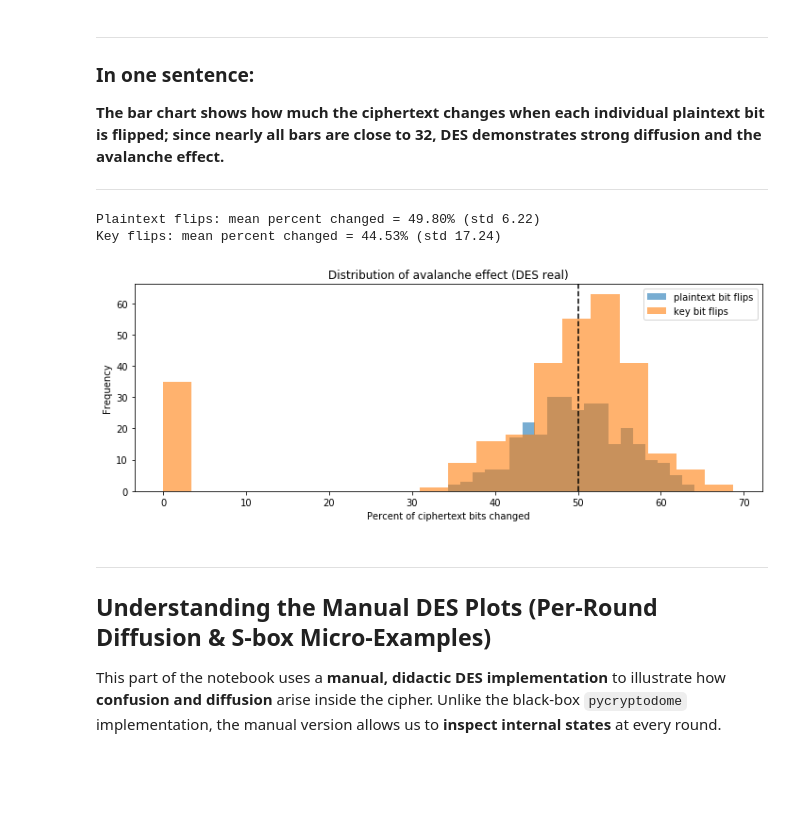
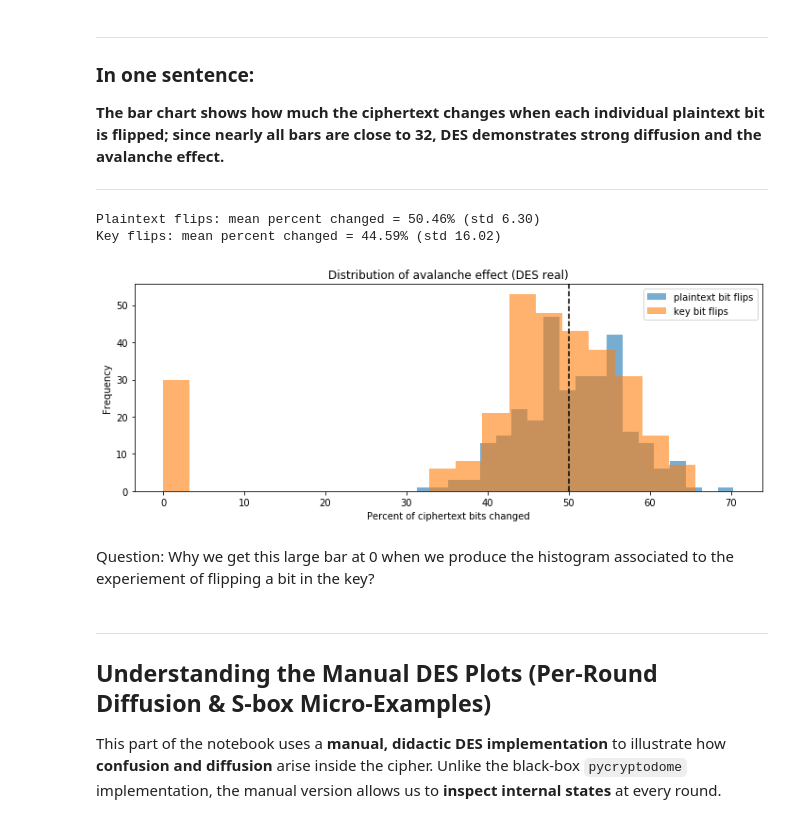
Before and after one commit to JMALMIRA/cryptography, a Jupyter notebook: Practice_3_DES_Demonstrating_Confusion_and_Diffusion.ipynb, the cells around one changed output. Cells and saved outputs as stored; diff of their text form; code cells hidden in the pictures; blank space fills up the shorter version.

```diff
--- a/Practice_3_DES_Demonstrating_Confusion_and_Diffusion.ipynb
+++ b/Practice_3_DES_Demonstrating_Confusion_and_Diffusion.ipynb
@@ -244,7 +244,7 @@ But DES avoids this ― the plot shows that **every bit is powerful**.
 # %%
 import random
 
-def avalanche_experiment_real(num_trials=200, flip_key=False):
+def avalanche_experiment_real(num_trials=2000, flip_key=False):
     distances = []
     for _ in range(num_trials):
         key_r = get_random_bytes(8)
@@ -253,36 +253,38 @@ def avalanche_experiment_real(num_trials=200, flip_key=False):
         # flip a random plaintext bit or key bit
         if not flip_key:
             i = random.randrange(64)
             plain_r2 = flip_bit_in_bytes(plain_r, i)
             ct2 = des_encrypt_block(key_r, plain_r2)
         else:
             i = random.randrange(64)
             key_r2 = flip_bit_in_bytes(key_r, i)
             ct2 = des_encrypt_block(key_r2, plain_r)
         distances.append(percent_changed(bytes_to_bits(ct), bytes_to_bits(ct2)))
     return np.array(distances)
 
 # Run experiments
 plain_flip_stats = avalanche_experiment_real(300, flip_key=False)
 key_flip_stats = avalanche_experiment_real(300, flip_key=True)
 
 print("Plaintext flips: mean percent changed = {:.2f}% (std {:.2f})".format(plain_flip_stats.mean(), plain_flip_stats.std()))
 print("Key flips: mean percent changed = {:.2f}% (std {:.2f})".format(key_flip_stats.mean(), key_flip_stats.std()))
 
 plt.figure(figsize=(10,4))
 plt.hist(plain_flip_stats, bins=20, alpha=0.6, label='plaintext bit flips')
 plt.hist(key_flip_stats, bins=20, alpha=0.6, label='key bit flips')
 plt.axvline(50, color='k', linestyle='--')
 plt.xlabel('Percent of ciphertext bits changed')
 plt.ylabel('Frequency')
 plt.title('Distribution of avalanche effect (DES real)')
 plt.legend()
 plt.tight_layout()
 plt.show()
 # %% [output]
-Plaintext flips: mean percent changed = 49.80% (std 6.22)
-Key flips: mean percent changed = 44.53% (std 17.24)
+Plaintext flips: mean percent changed = 50.46% (std 6.30)
+Key flips: mean percent changed = 44.59% (std 16.02)
-[figure, old version]
+[figure, new version]
+# %% [markdown]
+Question: Why we get this large bar at 0 when we produce the histogram associated to the experiement of flipping a bit in the key?
 # %% [markdown]
 
 
```
Also changed, not shown: parts of 4 cells of this notebook.
